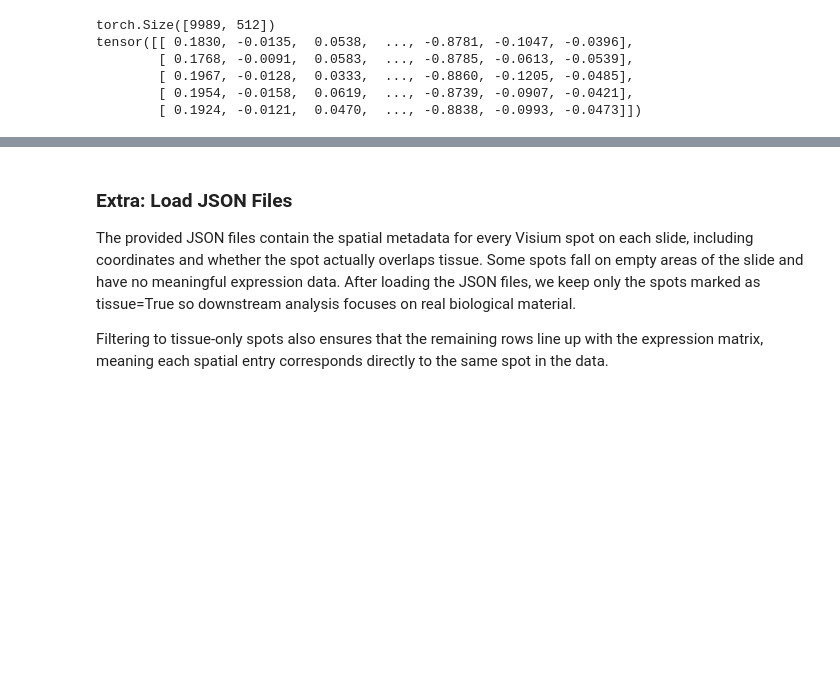
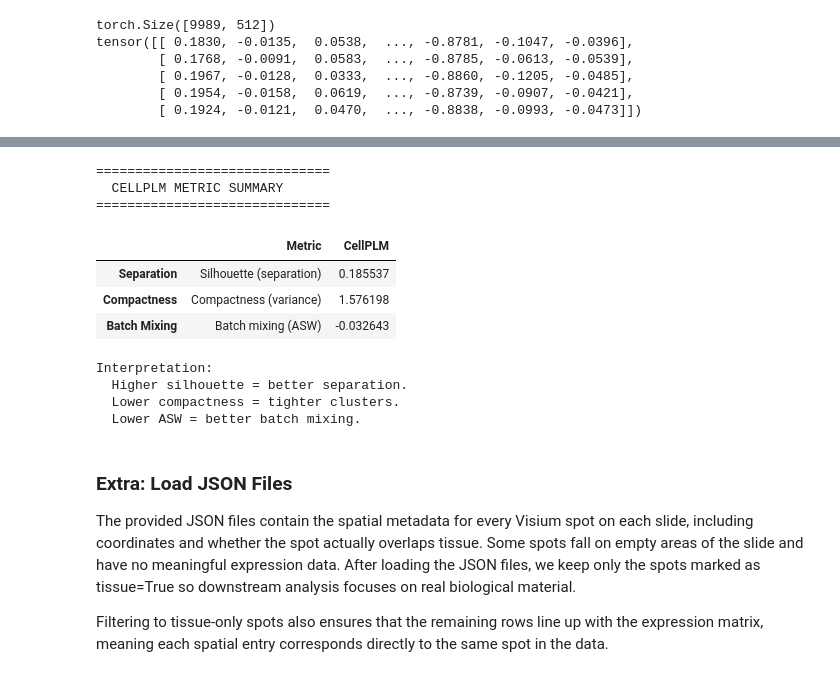
Before and after one commit to josephletobar/parkinsons-spatial-transcriptomics, a Jupyter notebook: parkinsons_analysis_cellplm.ipynb, the cells around one changed output, grey strips where cells are left out. Saved outputs shown, nothing was run; the diff lists cells and outputs as text; code cells hidden in the pictures; blank space fills up the shorter version.

```diff
--- a/parkinsons_analysis_cellplm.ipynb
+++ b/parkinsons_analysis_cellplm.ipynb
@@ -171,3 +361,58 @@ WARNING: saving figure to file figures/umap_kmeans_cellplm_validation.png
+# %%
+###############################################################
+# SUMMARY TABLE — CELLPLM ONLY
+#
+# Metrics:
+#   1. Silhouette (cluster separation)
+#   2. Compactness (intra-cluster variance)
+#   3. Batch mixing (ASW)
+#
+# Variables expected:
+#   sil_cellplm
+#   compactness_mean_cellplm
+#   batch_asw_cellplm
+###############################################################
+
+import pandas as pd
+
+results_cellplm = {
+    "Metric": [
+        "Silhouette (separation)",
+        "Compactness (variance)",
+        "Batch mixing (ASW)"
+    ],
+    "CellPLM": [
+        sil_cellplm,
+        compactness_mean_cellplm,
+        batch_asw_cellplm
+    ]
+}
+
+df_cellplm = pd.DataFrame(results_cellplm)
+df_cellplm.index = ["Separation", "Compactness", "Batch Mixing"]
+
+print("\n==============================")
+print("  CELLPLM METRIC SUMMARY")
+print("==============================\n")
+
+display(df_cellplm)
+
+print("\nInterpretation:")
+print("  Higher silhouette = better separation.")
+print("  Lower compactness = tighter clusters.")
+print("  Lower ASW = better batch mixing.\n")
+# %% [output]
+==============================
+  CELLPLM METRIC SUMMARY
+==============================
+|  | Metric | CellPLM |
+| Separation | Silhouette (separation) | 0.185537 |
+| Compactness | Compactness (variance) | 1.576198 |
+| Batch Mixing | Batch mixing (ASW) | -0.032643 |
+Interpretation:
+  Higher silhouette = better separation.
+  Lower compactness = tighter clusters.
+  Lower ASW = better batch mixing.
 # %% [markdown]
 ### Extra: Load JSON Files
 
```
Also changed, not shown: parts of 6 cells of this notebook, 2 other files.
